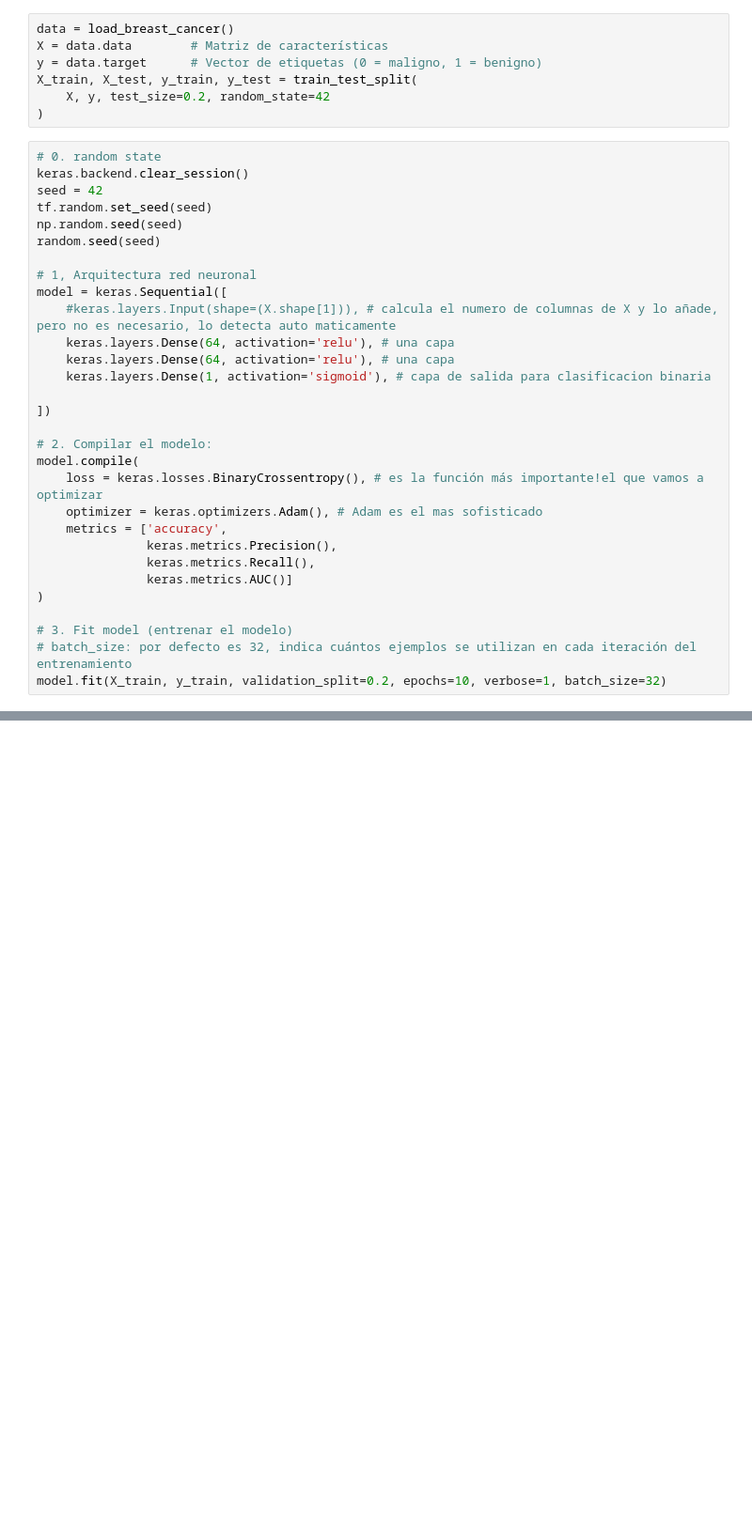
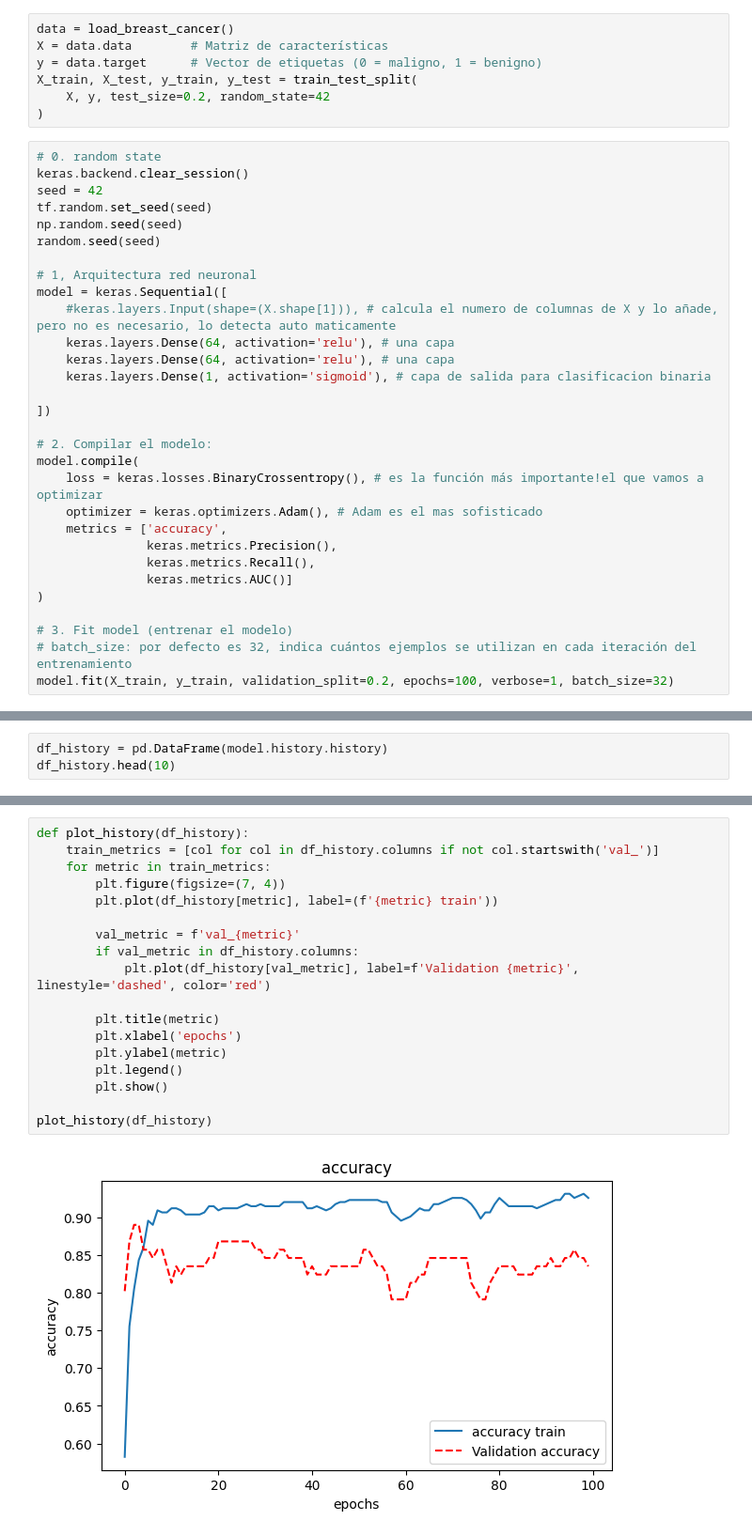
Before and after one commit to CaroliCosas/Ciencia_Datos_Hackaboss, a Jupyter notebook: mod5-estudio-machine-learning-y-deep-learning/02.notebooks_clase/02.deep-learning/03.tensorflow/01.clasificacion_binaria.ipynb, the cells around one changed output, grey strips where cells are left out. Shown at 94% size. Saved outputs shown, nothing was run; the diff lists cells and outputs as text; blank space fills up the shorter version.

```diff
--- a/mod5-estudio-machine-learning-y-deep-learning/02.notebooks_clase/02.deep-learning/03.tensorflow/01.clasificacion_binaria.ipynb
+++ b/mod5-estudio-machine-learning-y-deep-learning/02.notebooks_clase/02.deep-learning/03.tensorflow/01.clasificacion_binaria.ipynb
@@ -49,7 +50,7 @@ model.compile(
 
 # 3. Fit model (entrenar el modelo)
 # batch_size: por defecto es 32, indica cuántos ejemplos se utilizan en cada iteración del entrenamiento
-model.fit(X_train, y_train, validation_split=0.2, epochs=10, verbose=1, batch_size=32)
+model.fit(X_train, y_train, validation_split=0.2, epochs=100, verbose=1, batch_size=32)
 # %% [output]
 WARNING:tensorflow:From c:\Users\carol\AppData\Local\Programs\Python\Python312\Lib\site-packages\keras\src\backend\common\global_state.py:82: The name tf.reset_default_graph is deprecated. Please use  ...
 
@@ -75,0 +90,3 @@ keras.src.metrics.accuracy_metrics.BinaryAccuracy
+# %%
+df_history = pd.DataFrame(model.history.history)
+df_history.head(10)
@@ -75,0 +105,20 @@ keras.src.metrics.accuracy_metrics.BinaryAccuracy
+# %%
+def plot_history(df_history):
+    train_metrics = [col for col in df_history.columns if not col.startswith('val_')]
+    for metric in train_metrics:
+        plt.figure(figsize=(7, 4))
+        plt.plot(df_history[metric], label=(f'{metric} train'))
+
+        val_metric = f'val_{metric}'
+        if val_metric in df_history.columns:
+            plt.plot(df_history[val_metric], label=f'Validation {metric}', linestyle='dashed', color='red')
+
+        plt.title(metric)
+        plt.xlabel('epochs')
+        plt.ylabel(metric)
+        plt.legend()
+        plt.show()
+
+plot_history(df_history)
+# %% [output]
+[figure, added]
```
Also changed, not shown: parts of 13 cells of this notebook, 2 other files.
